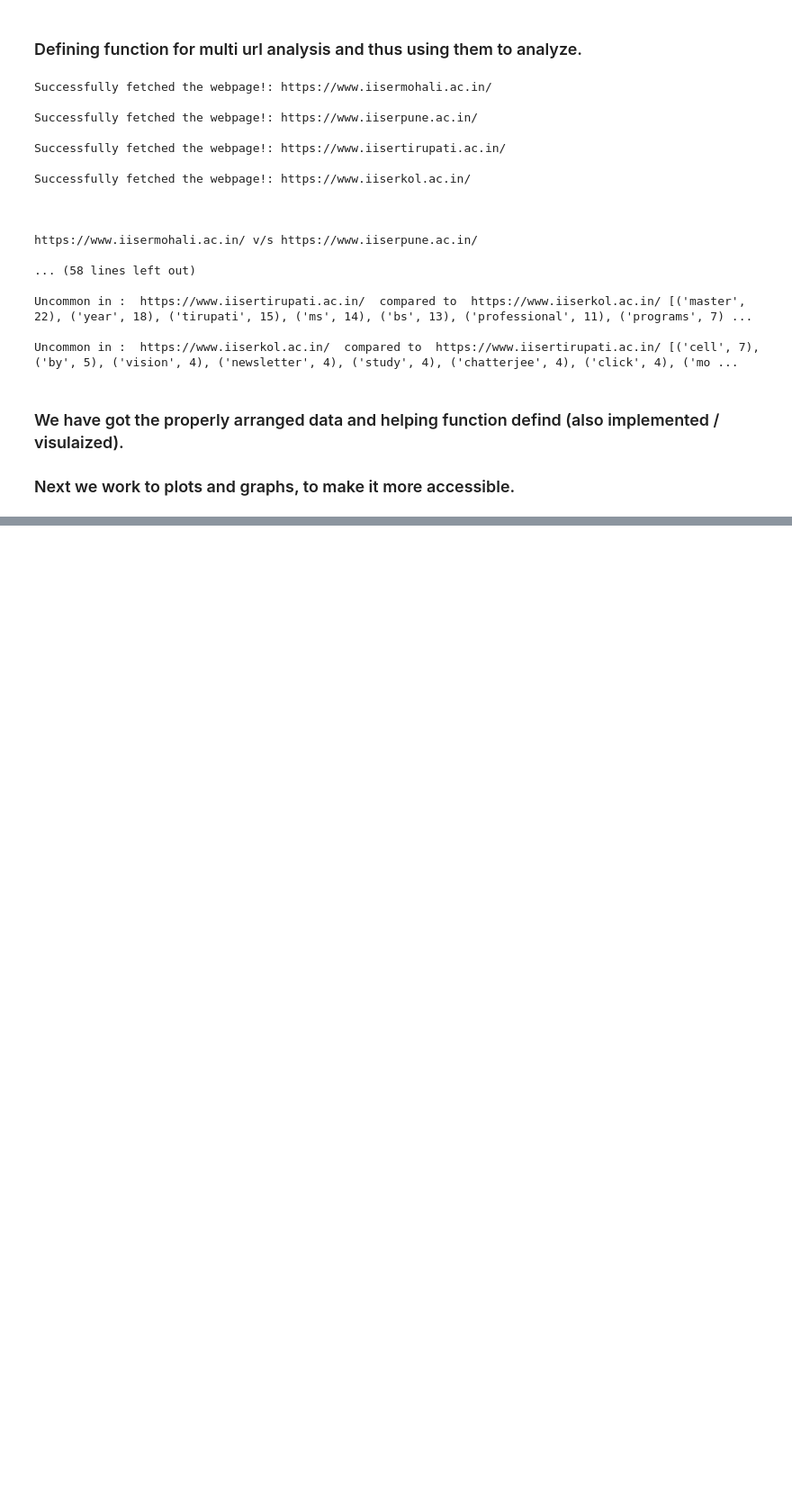
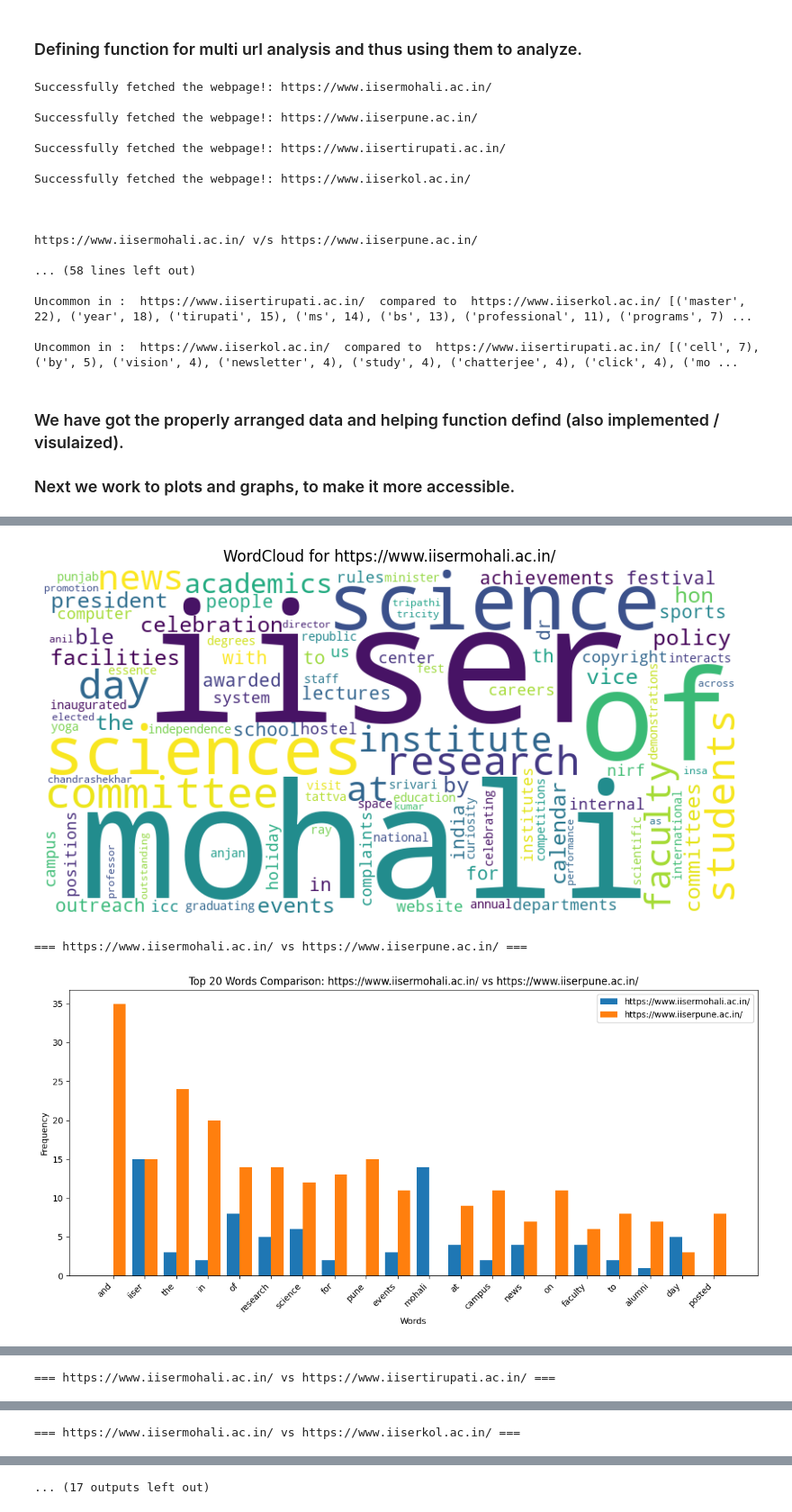
Before and after one commit to Someshiiser/KeyWord_Identification, a Jupyter notebook: Keyword_identification.ipynb, the cells around one changed output, grey strips where cells are left out. Shown at 90% size. Cells and saved outputs as stored; diff of their text form; code cells hidden in the pictures; blank space fills up the shorter version.

Commit message:
modified:   Keyword_identification.ipynb 	new file:   example_keywords.db 	modified:   keywords.db

```diff
--- a/Keyword_identification.ipynb
+++ b/Keyword_identification.ipynb
@@ -457,0 +429,34 @@ conn.close()
+# %%
+#-------------------------------------------------------------------------------------------------------------------------------#
+#-------------------------------------------------------------Plotting----------------------------------------------------------#
+#-------------------------------------------------------------------------------------------------------------------------------#
+
+if __name__ == "__main__":
+
+    urls = [
+        "https://www.iisermohali.ac.in/",
+        "https://www.iiserpune.ac.in/",
+        "https://www.iisertirupati.ac.in/",
+        "https://www.iiserkol.ac.in/"
+    ]
+
+    conn = initiate_db("keywords.db")
+    try:
+        for u in urls:
+            wc: Counter = scrape_clean_count(u)   # our existing function.
+            save_counter_overwrite(conn, u, wc)   # after scraping to add in data base.
+    finally:
+
+        for i in range(len(urls)):
+            print ("-------------------------------------WORD CLOUD--------------------------------------------")
+            print ("")
+            wordcloud(conn,urls[i])
+
+        for i in range(len(urls)):
+            for j in range(i + 1, len(urls)):
+                u1, u2 = urls[i], urls[j]
+                print(f"\n\n=== {u1} vs {u2} ===\n")
+                freq_plots(conn, u1, u2)
+
+    conn.close()
+# %% [output]
@@ -457,0 +470,3 @@ conn.close()
+[figure, added]
+=== https://www.iisermohali.ac.in/ vs https://www.iiserpune.ac.in/ ===
+[figure, added]
@@ -457,0 +475 @@ conn.close()
+=== https://www.iisermohali.ac.in/ vs https://www.iisertirupati.ac.in/ ===
@@ -457,0 +479 @@ conn.close()
+=== https://www.iisermohali.ac.in/ vs https://www.iiserkol.ac.in/ ===
@@ -457,0 +481 @@ conn.close()
+... (17 outputs left out)
```
Also changed, not shown: parts of 3 cells of this notebook, 2 other files.
